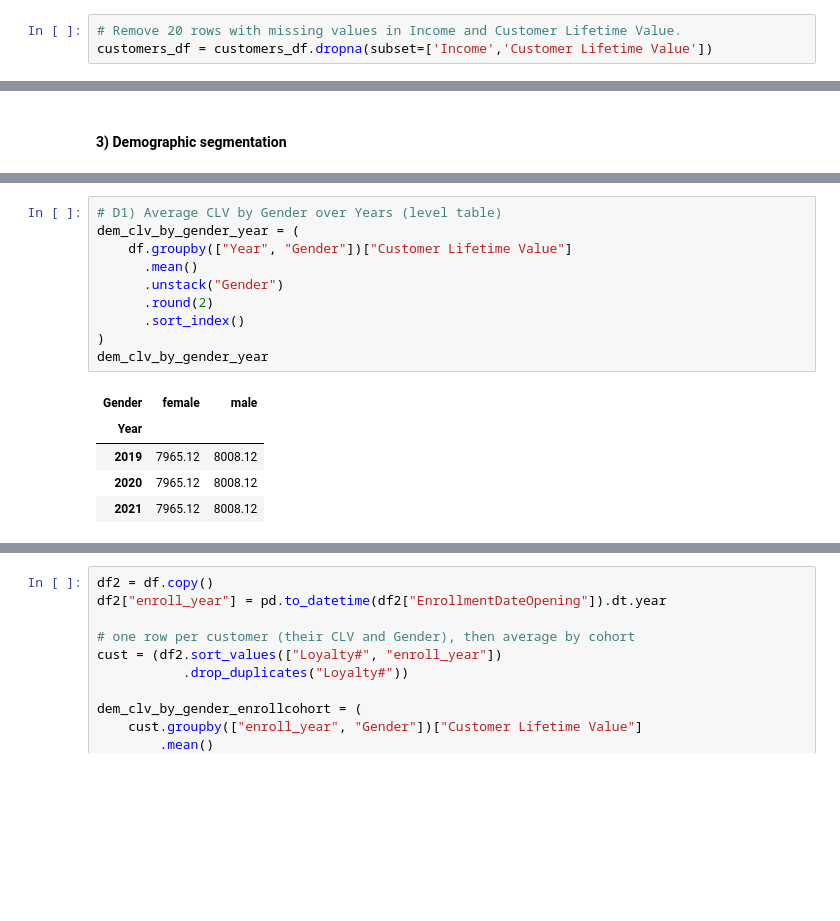
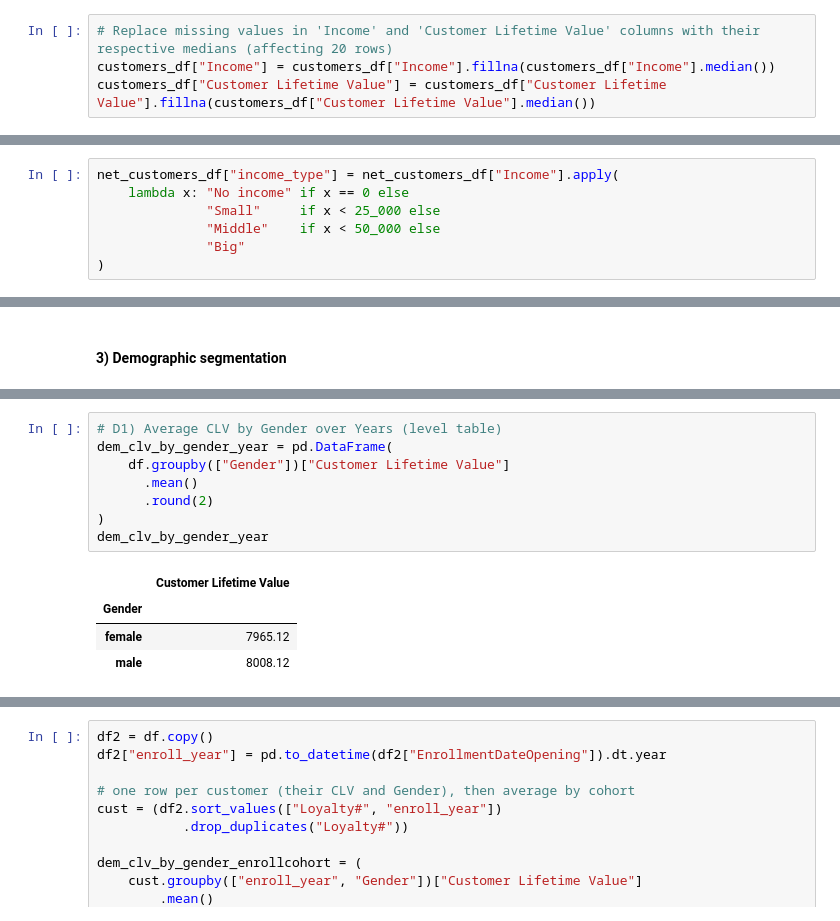
Before and after one commit to Solomonclement123/Data-Mining-Project, a Jupyter notebook: Group46_EDA_FeatureEngineering_Aggregared.ipynb, the cells around one changed output, grey strips where cells are left out. Cells and saved outputs as stored; diff of their text form; blank space fills up the shorter version.

```diff
--- a/Group46_EDA_FeatureEngineering_Aggregared.ipynb
+++ b/Group46_EDA_FeatureEngineering_Aggregared.ipynb
@@ -254,8 +254,9 @@ flights_df.describe(include='all').T
 # %% [markdown]
 #### Data Cleaning
 # %%
-# Remove 20 rows with missing values in Income and Customer Lifetime Value.
-customers_df = customers_df.dropna(subset=['Income','Customer Lifetime Value'])
+# Replace missing values in 'Income' and 'Customer Lifetime Value' columns with their respective medians (affecting 20 rows)
+customers_df["Income"] = customers_df["Income"].fillna(customers_df["Income"].median())
+customers_df["Customer Lifetime Value"] = customers_df["Customer Lifetime Value"].fillna(customers_df["Customer Lifetime Value"].median())
 # %%
 # Fix the impossible date (2019 wasn’t a leap year)
 customers_df.loc[customers_df["CancellationDate"].eq("29/02/2019"), "CancellationDate"] = "28/02/2019"
@@ -327,6 +328,13 @@ asof = pd.Timestamp("2025-10-31")
 start = pd.to_datetime(net_customers_df["EnrollmentDateOpening"], errors="coerce")
 end   = pd.to_datetime(net_customers_df["CancellationDate"], errors="coerce").fillna(asof)
 net_customers_df["tenure_days"] = (end - start).dt.days
+# %%
+net_customers_df["income_type"] = net_customers_df["Income"].apply(
+    lambda x: "No income" if x == 0 else
+              "Small"     if x < 25_000 else
+              "Middle"    if x < 50_000 else
+              "Big"
+)
 # %%
 net_customers_df.head(1)
 # %% [output]
@@ -575,16 +757,13 @@ plt.tight_layout(); plt.show()
 # %%
 # D1) Average CLV by Gender over Years (level table)
-dem_clv_by_gender_year = (
-    df.groupby(["Year", "Gender"])["Customer Lifetime Value"]
+dem_clv_by_gender_year = pd.DataFrame(
+    df.groupby(["Gender"])["Customer Lifetime Value"]
       .mean()
-      .unstack("Gender")
       .round(2)
-      .sort_index()
 )
 dem_clv_by_gender_year
 # %% [output]
-| Gender | female | male |
-| Year |  |  |
-| 2019 | 7965.12 | 8008.12 |
-| 2020 | 7965.12 | 8008.12 |
-| 2021 | 7965.12 | 8008.12 |
+|  | Customer Lifetime Value |
+| Gender |  |
+| female | 7965.12 |
+| male | 8008.12 |
```
Also changed, not shown: parts of 30 cells of this notebook.
